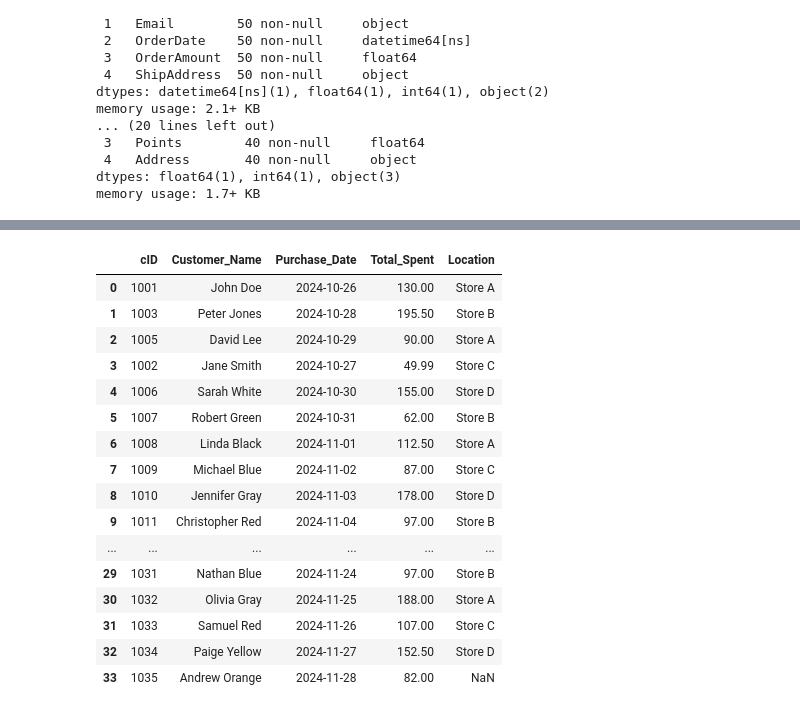
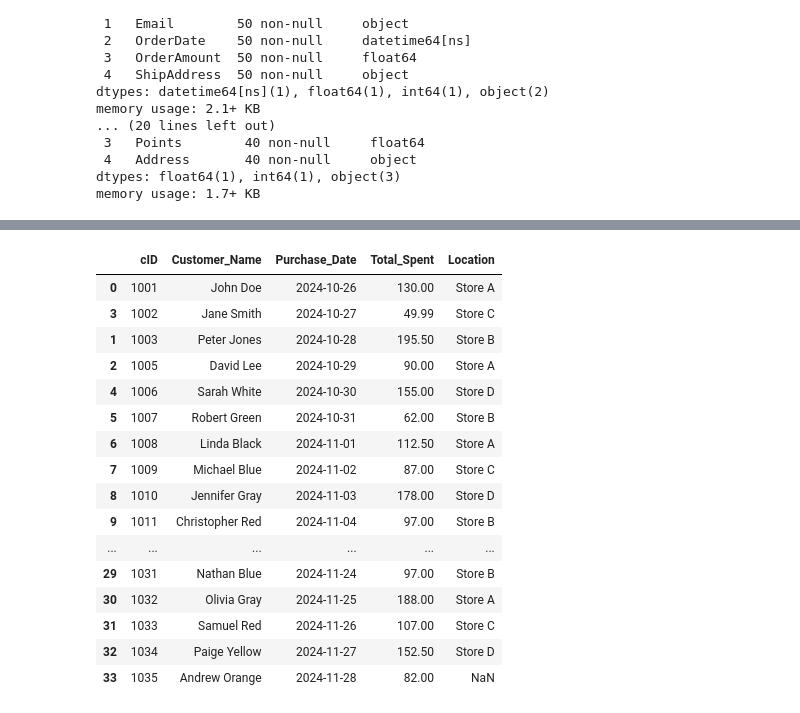
Before and after one commit to SLC-ITESO/MineriaDatos, a Jupyter notebook: Acts/Integracion_Datos/Integracion.ipynb, the cells around one changed output, grey strips where cells are left out. Saved outputs shown, nothing was run; the diff lists cells and outputs as text; code cells hidden in the pictures.

```diff
--- a/Acts/Integracion_Datos/Integracion.ipynb
+++ b/Acts/Integracion_Datos/Integracion.ipynb
@@ -86,13 +90,14 @@ t01
 | 48 | 1049 | natalie.brown@email.com | 2024-12-12 | 175.75 | 184 Oakwoodcrestcrestcrest Ln |
 | 49 | 1050 | ethan.white@email.com | 2024-12-13 | 95.00 | 809 Pinehurstcrestcrestcrest Dr |
 # %%
+t02 = t02.sort_values(by="cID", ascending=True)
 t02
 # %% [output]
 |  | cID | Customer_Name | Purchase_Date | Total_Spent | Location |
 | 0 | 1001 | John Doe | 2024-10-26 | 130.00 | Store A |
+| 3 | 1002 | Jane Smith | 2024-10-27 | 49.99 | Store C |
 | 1 | 1003 | Peter Jones | 2024-10-28 | 195.50 | Store B |
 | 2 | 1005 | David Lee | 2024-10-29 | 90.00 | Store A |
-| 3 | 1002 | Jane Smith | 2024-10-27 | 49.99 | Store C |
 | 4 | 1006 | Sarah White | 2024-10-30 | 155.00 | Store D |
 | 5 | 1007 | Robert Green | 2024-10-31 | 62.00 | Store B |
 | 6 | 1008 | Linda Black | 2024-11-01 | 112.50 | Store A |
```
Also changed, not shown: parts of 14 cells of this notebook, 1 other file.
